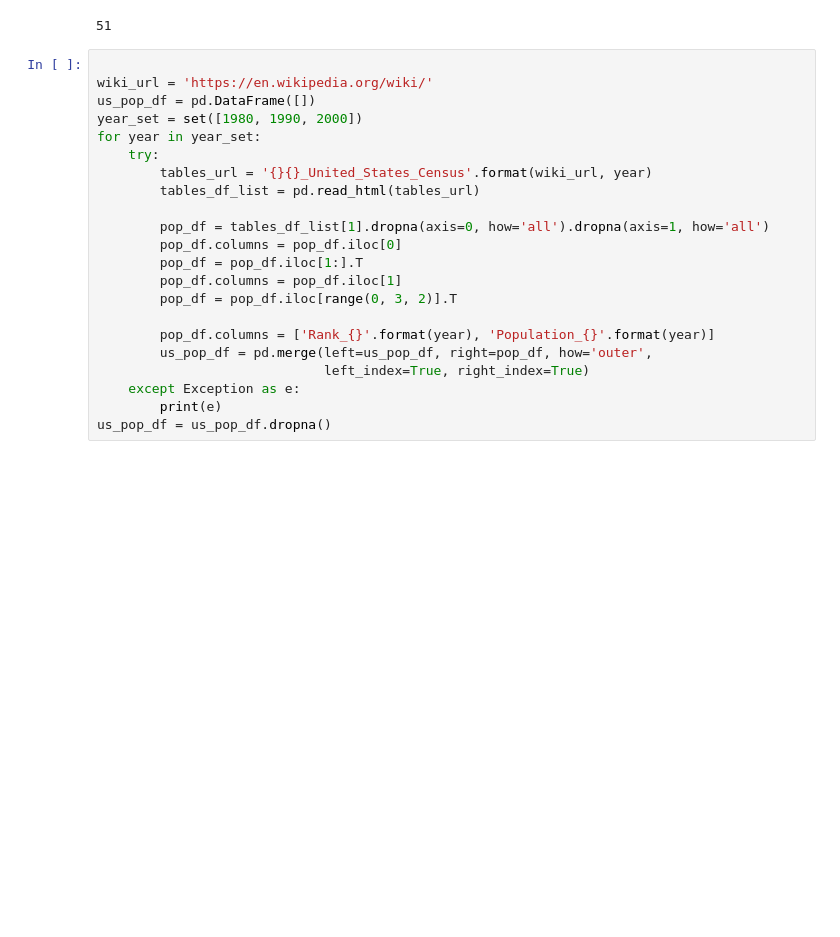
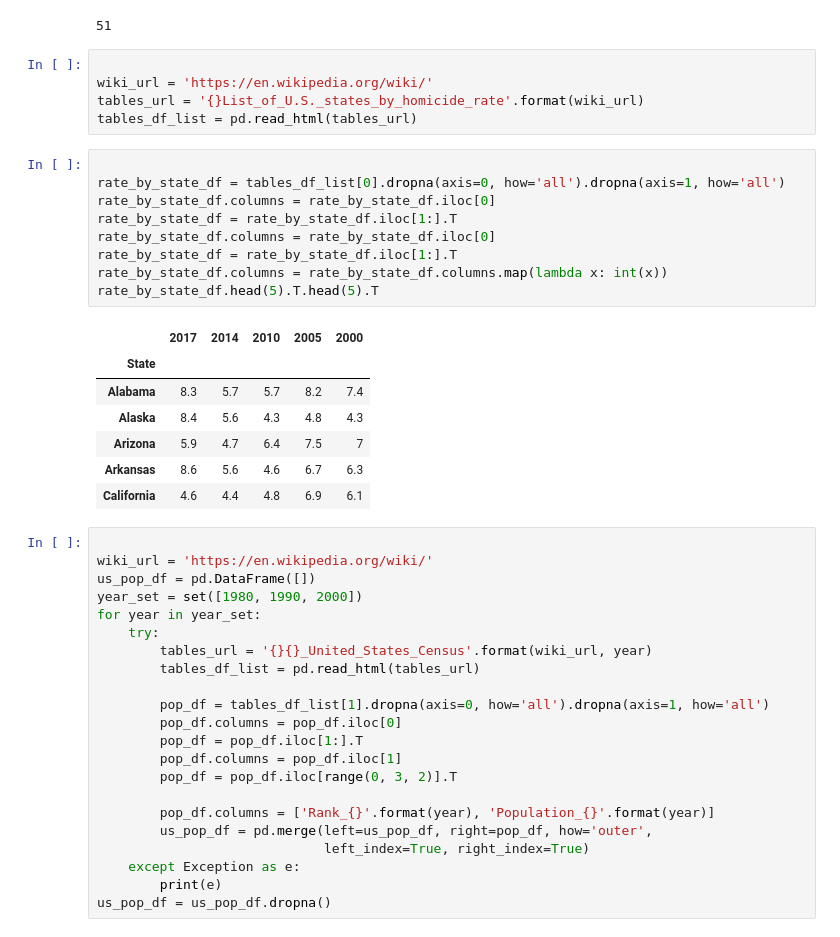
Before and after one commit to dbabbitt/notebooks, a Jupyter notebook: Miscellaneous/ipynb/Homicide by Race.ipynb, the cells around one changed output. Saved outputs shown, nothing was run; the diff lists cells and outputs as text; blank space fills up the shorter version.

Commit message:
updated homicide by race

```diff
--- a/Miscellaneous/ipynb/Homicide by Race.ipynb
+++ b/Miscellaneous/ipynb/Homicide by Race.ipynb
@@ -35,6 +35,28 @@ Index(['Record ID', 'Agency Code', 'Agency Name', 'Agency Type', 'City',
 len(homicides_df['State'].unique())
 # %% [output]
 51
+# %%
+
+wiki_url = 'https://en.wikipedia.org/wiki/'
+tables_url = '{}List_of_U.S._states_by_homicide_rate'.format(wiki_url)
+tables_df_list = pd.read_html(tables_url)
+# %%
+
+rate_by_state_df = tables_df_list[0].dropna(axis=0, how='all').dropna(axis=1, how='all')
+rate_by_state_df.columns = rate_by_state_df.iloc[0]
+rate_by_state_df = rate_by_state_df.iloc[1:].T
+rate_by_state_df.columns = rate_by_state_df.iloc[0]
+rate_by_state_df = rate_by_state_df.iloc[1:].T
+rate_by_state_df.columns = rate_by_state_df.columns.map(lambda x: int(x))
+rate_by_state_df.head(5).T.head(5).T
+# %% [output]
+|  | 2017 | 2014 | 2010 | 2005 | 2000 |
+| State |  |  |  |  |  |
+| Alabama | 8.3 | 5.7 | 5.7 | 8.2 | 7.4 |
+| Alaska | 8.4 | 5.6 | 4.3 | 4.8 | 4.3 |
+| Arizona | 5.9 | 4.7 | 6.4 | 7.5 | 7 |
+| Arkansas | 8.6 | 5.6 | 4.6 | 6.7 | 6.3 |
+| California | 4.6 | 4.4 | 4.8 | 6.9 | 6.1 |
 # %%
 
 wiki_url = 'https://en.wikipedia.org/wiki/'
```
Also changed, not shown: parts of 9 cells of this notebook, 3 other files.
